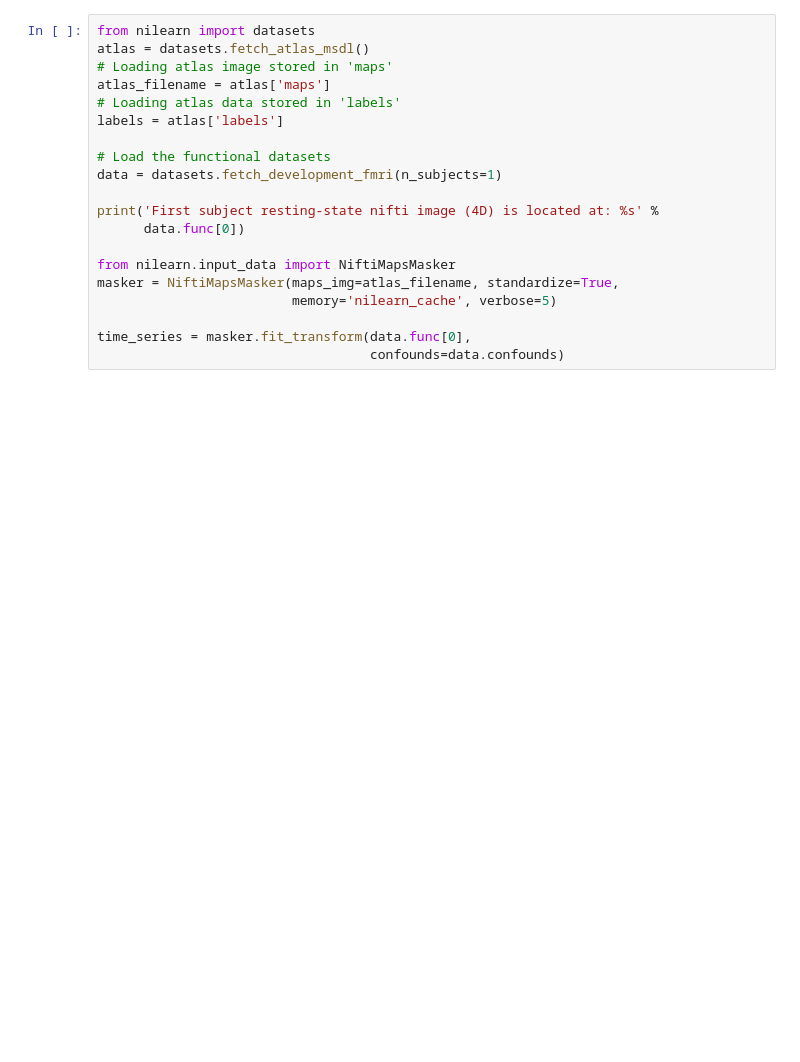
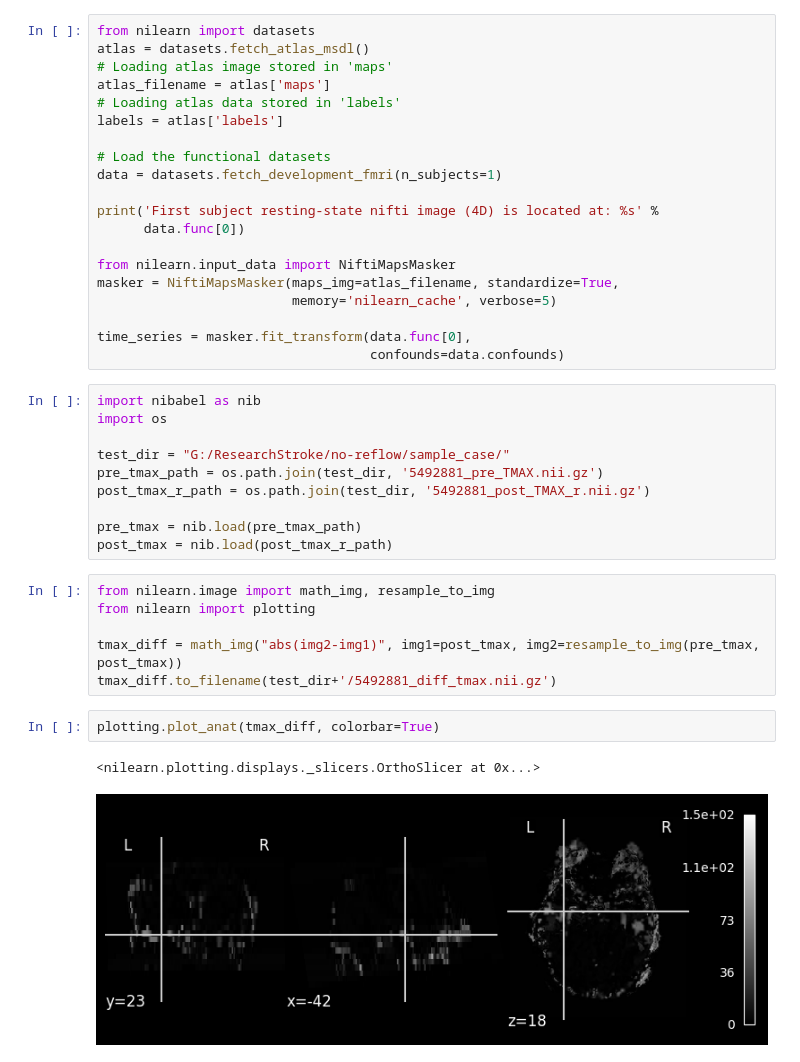
Before and after one commit to zhanghaoyue/stroke_preprocessing, a Jupyter notebook: PWI_map_test.ipynb, the cells around one changed output. Cells and saved outputs as stored; diff of their text form; blank space fills up the shorter version.

Commit message:
test for olea tmax registration

```diff
--- a/PWI_map_test.ipynb
+++ b/PWI_map_test.ipynb
@@ -194,3 +188,24 @@ masker = NiftiMapsMasker(maps_img=atlas_filename, standardize=True,
 
 time_series = masker.fit_transform(data.func[0],
                                    confounds=data.confounds)
+# %%
+import nibabel as nib
+import os
+
+test_dir = "G:/ResearchStroke/no-reflow/sample_case/"
+pre_tmax_path = os.path.join(test_dir, '5492881_pre_TMAX.nii.gz')
+post_tmax_r_path = os.path.join(test_dir, '5492881_post_TMAX_r.nii.gz')
+
+pre_tmax = nib.load(pre_tmax_path)
+post_tmax = nib.load(post_tmax_r_path)
+# %%
+from nilearn.image import math_img, resample_to_img
+from nilearn import plotting
+
+tmax_diff = math_img("abs(img2-img1)", img1=post_tmax, img2=resample_to_img(pre_tmax, post_tmax))
+tmax_diff.to_filename(test_dir+'/5492881_diff_tmax.nii.gz')
+# %%
+plotting.plot_anat(tmax_diff, colorbar=True)
+# %% [output]
+<nilearn.plotting.displays._slicers.OrthoSlicer at 0x...>
+[figure, added]
```
Also changed, not shown: parts of 3 cells of this notebook, 2 other files.
